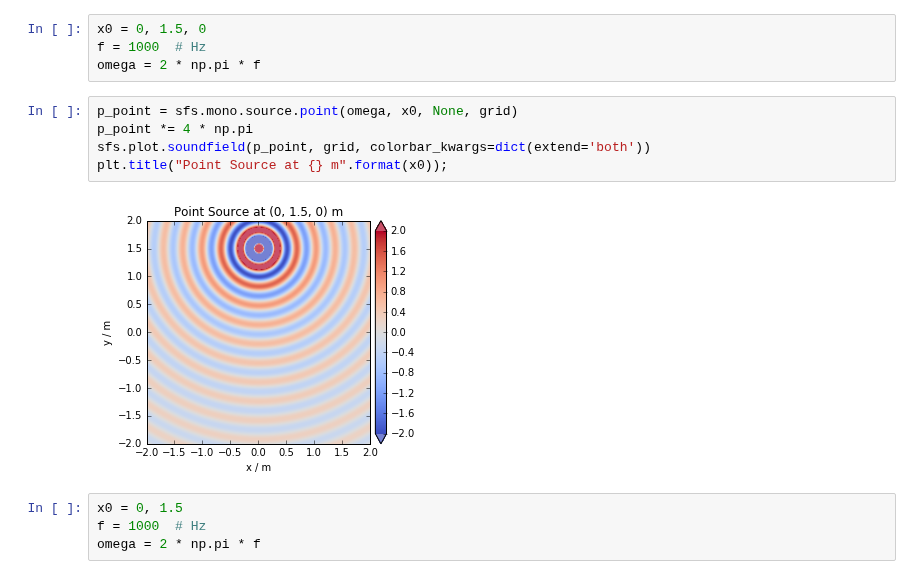
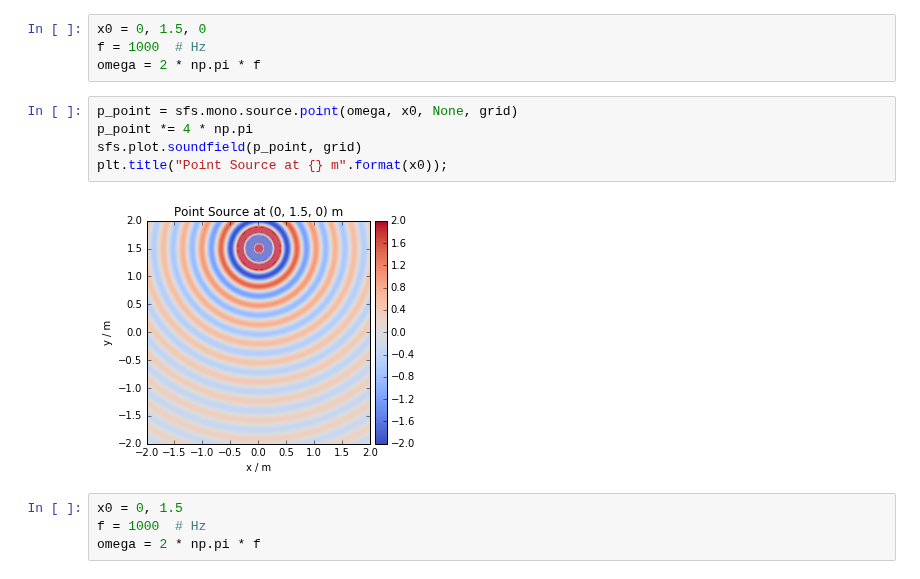
Before and after one commit to spatialaudio/selected-topics-in-audio-signal-processing-exercises, a Jupyter notebook: reproduction-solutions.ipynb, the cells around one changed output. Cells and saved outputs as stored; diff of their text form.

Commit message:
Remove "extend" option from first plot

```diff
--- a/reproduction-solutions.ipynb
+++ b/reproduction-solutions.ipynb
@@ -14,10 +14,10 @@ omega = 2 * np.pi * f
 # %%
 p_point = sfs.mono.source.point(omega, x0, None, grid)
 p_point *= 4 * np.pi
-sfs.plot.soundfield(p_point, grid, colorbar_kwargs=dict(extend='both'))
+sfs.plot.soundfield(p_point, grid)
 plt.title("Point Source at {} m".format(x0));
 # %% [output]
-[figure, old version]
+[figure, new version]
 # %%
 x0 = 0, 1.5
 f = 1000  # Hz
```
